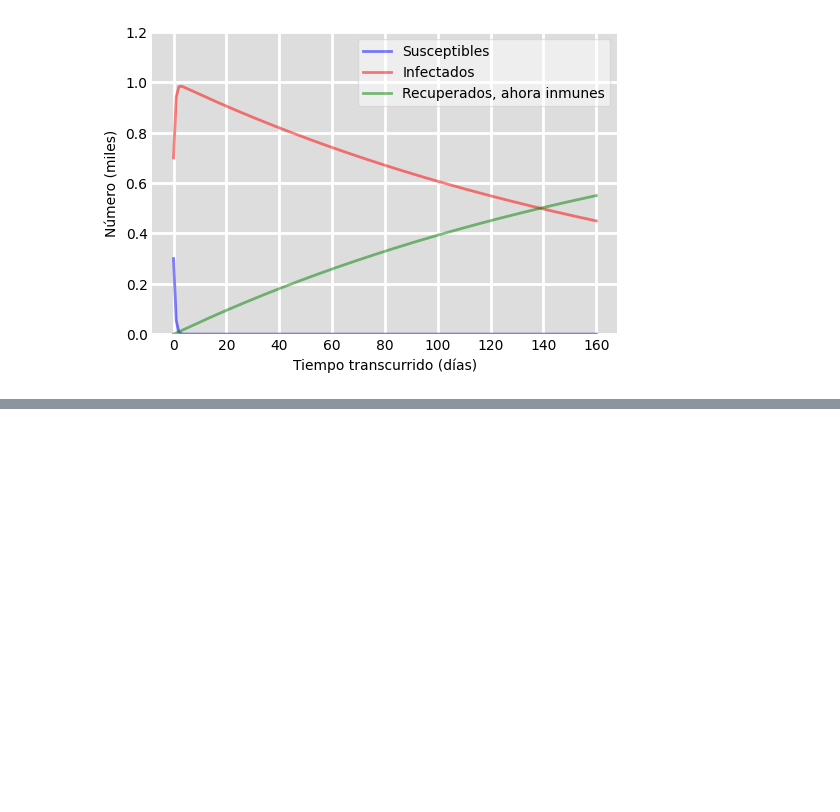
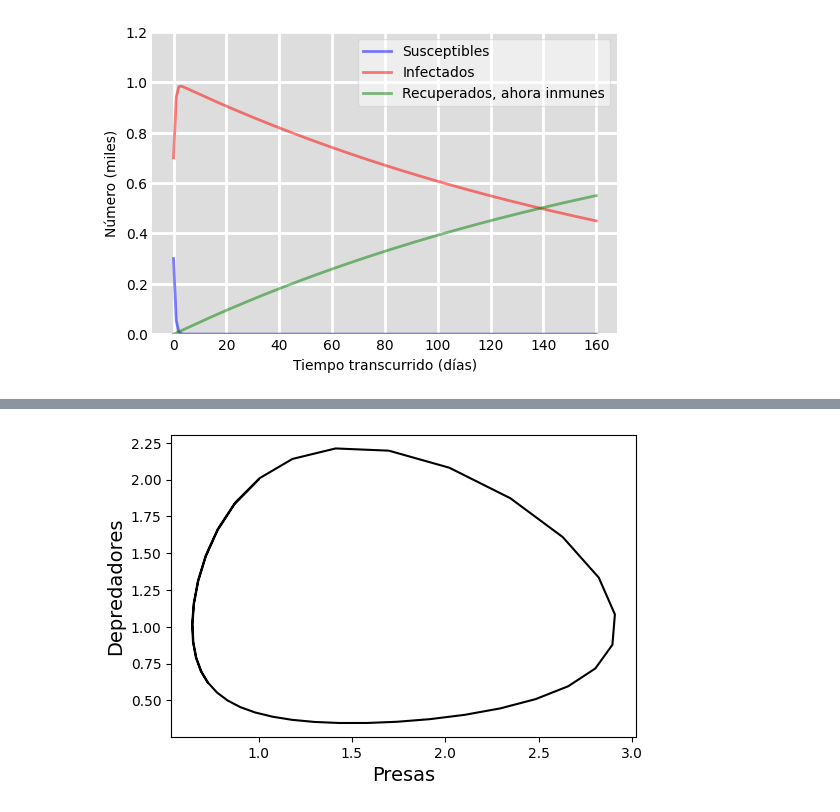
Before and after one commit to gmauricio-toledo/UNISON-teaching, a Jupyter notebook: EDO-Aplicaciones.ipynb, the cells around one changed output, grey strips where cells are left out. Drawn from its saved outputs; the diff is of its cells as text; code cells hidden in the pictures; blank space fills up the shorter version.

```diff
--- a/EDO-Aplicaciones.ipynb
+++ b/EDO-Aplicaciones.ipynb
@@ -49,0 +81,13 @@ plt.show()
+# %%
+import matplotlib.pyplot as plt
+
+presas = solver.ys[0,:]
+depredadores = solver.ys[1,:]
+
+plt.figure(dpi=100)
+plt.plot(presas,depredadores,color='black')
+plt.xlabel("Presas",fontsize=14)
+plt.ylabel("Depredadores",fontsize=14)
+plt.show()
+# %% [output]
+[figure, added]
```
Also changed, not shown: parts of 2 cells of this notebook, 1 other file.
